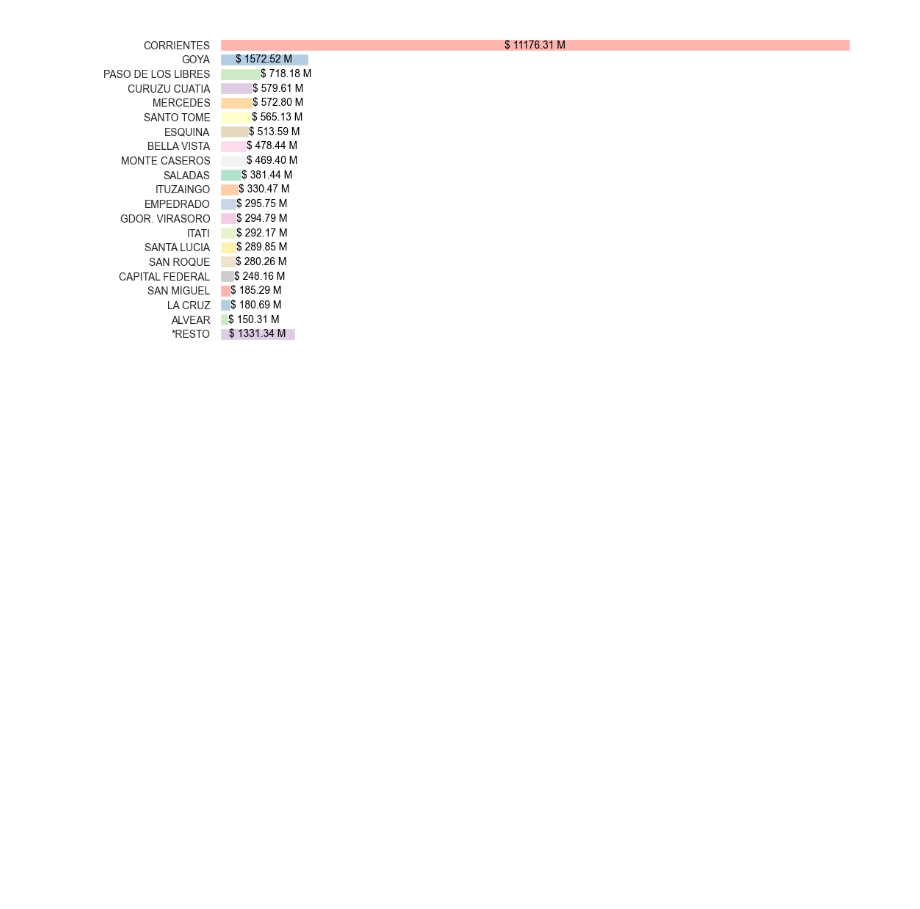
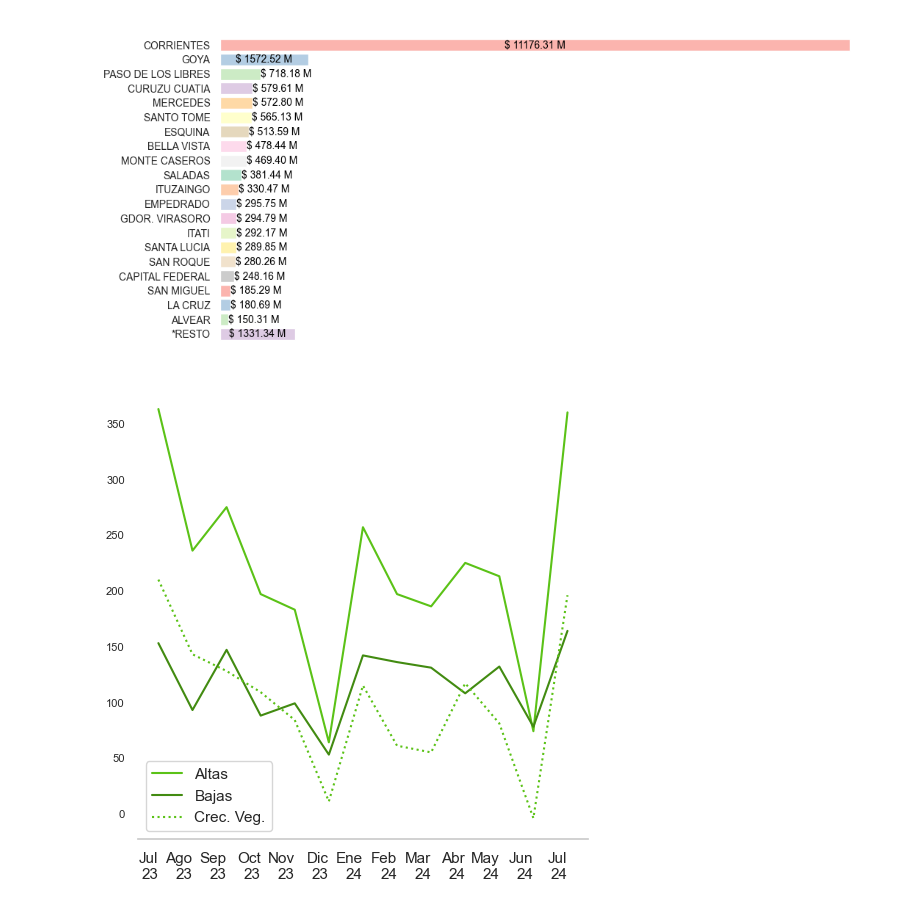
Before and after one commit to chrisgalvez/ReportesLiquidaciones, a Jupyter notebook: estadisticas-liquidaciones.ipynb, the cells around one changed output. Drawn from its saved outputs; the diff is of its cells as text; code cells hidden in the pictures; blank space fills up the shorter version.

Commit message:
Calculo del crecimiento vegetativo --comentado

```diff
--- a/estadisticas-liquidaciones.ipynb
+++ b/estadisticas-liquidaciones.ipynb
@@ -699 +709,51 @@ plt.close()
+# %%
+fig, axs = plt.subplots(1,1, figsize=(6,6), sharex=True, sharey=True)
+
+resumen_altas = altas.groupby("MES").count()["CONTROL"]
+resumen_bajas = bajas.groupby("MES").count()["CONTROL"]
+
+# calculo del crecimiento vegetativo
+crec_veg = pd.merge(resumen_altas, resumen_bajas, on="MES", how="inner")
+crec_veg["crec"]=crec_veg["CONTROL_x"]-crec_veg["CONTROL_y"]
+crec_veg["cumsum"] = crec_veg["crec"].cumsum()
+
+axs.plot(resumen_altas, color="#5bc217", marker="", label="Altas")
+axs.plot(resumen_bajas, color="#428b11", marker="", label="Bajas")
+axs.plot(crec_veg["crec"], color="#5bc217", label="Crec. Veg.", linestyle="dotted")
+# axs.plot(crec_veg["cumsum"], color="red", label="CV acum", linestyle="dashed")
+
+# Eliminar los bordes del gráfico (spines)
+axs.spines['top'].set_visible(False)
+axs.spines['right'].set_visible(False)
+axs.spines['left'].set_visible(False)
+axs.spines['bottom'].set_visible(True)
+
+# Opcional: Eliminar las marcas de los ejes
+# axs.xaxis.set_ticks_position('none')
+# axs.xaxis.set_visible(False)
+# axs.yaxis.set_ticks_position('none')
+
+axs.grid(False)
+
+plt.xticks(rotation=0, ha="right")
+meses = [m[0:3] for m in meses_liq[0:12]]
+axs.set_xticklabels(f'{ meses[int(x[-2:])-1] }' f'\n' f'{x[2:4]}'
+                    for x in (altas.groupby("MES").count()["CONTROL"].index)
+                    if x[2:4])
+# axs.set_xlabel("")
+# axs.set_ylabel("")
+
+#cambiar tamaño de la fuente del eje y
+axs.tick_params(axis="y", labelsize=8)
+plt.legend()
+
+'''AJUSTO EL ESPACIO ENTRE EL EJE Y EL TEXTO'''
+plt.subplots_adjust(left=0.15, right=0.9, top=0.9, bottom=0.15)
+
+temp_line_crec_veg = tempfile.NamedTemporaryFile(delete=False, suffix='.png')
+plt.savefig(temp_line_crec_veg)
+plt.show()
+plt.close()
+# %% [output]
+[figure, added]
 # %%
```
Also changed, not shown: parts of 10 cells of this notebook, 2 other files.
